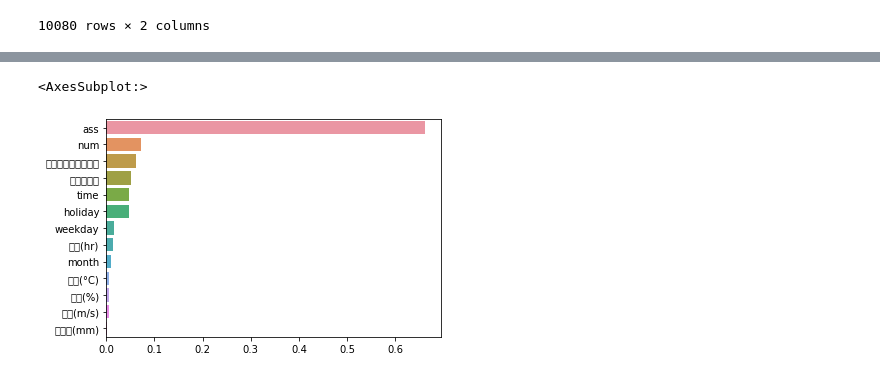
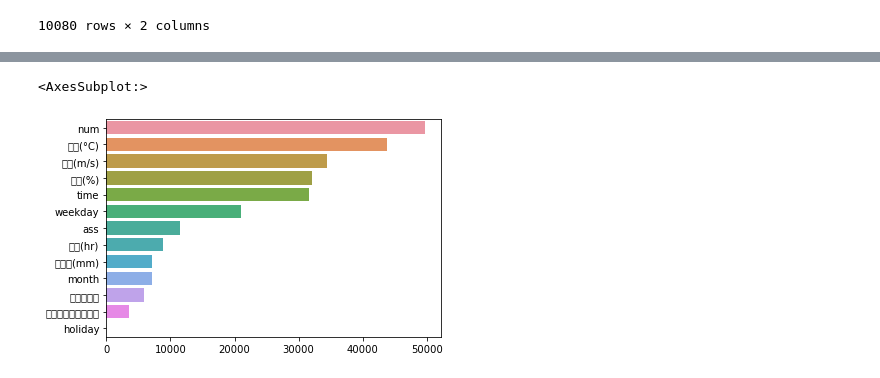
Before and after one commit to hhh6593/TIL, a Jupyter notebook: 전략수요예측_분석.ipynb, the cells around one changed output, grey strips where cells are left out. Drawn from its saved outputs; the diff is of its cells as text; code cells hidden in the pictures.

```diff
--- a/전략수요예측_분석.ipynb
+++ b/전략수요예측_분석.ipynb
@@ -178,6 +179,6 @@ test2 = pd.get_dummies(test2, columns=['ass'])
 # %%
-# from sklearn.preprocessing import MinMaxScaler
-# scaler = MinMaxScaler()
-# scaler.fit(train2)
-# train2_scaled = pd.DataFrame(scaler.transform(train2), columns=train2.columns)
-# test2_scaled = pd.DataFrame(scaler.transform(test2), columns=test2.columns)
+from sklearn.preprocessing import RobustScaler
+scaler = RobustScaler()
+scaler.fit(train2)
+train2_scaled = pd.DataFrame(scaler.transform(train2), columns=train2.columns)
+test2_scaled = pd.DataFrame(scaler.transform(test2), columns=test2.columns)
@@ -184,18 +201,17 @@ test2 = pd.get_dummies(test2, columns=['ass'])
 # %%
 from xgboost import XGBRegressor
-xgb = XGBRegressor(learning_rate=0.1, n_estimators=10000, colsample_bytree=0.5, subsample=0.7, max_depth=5, n_jobs=-1)
+xgb = XGBRegressor(learning_rate=0.1, n_estimators=10000, colsample_bytree=0.5, subsample=0.7, n_jobs=-1)
 # %%
-from sklearn.model_selection import KFold
 kf = KFold(n_splits=5, shuffle=True, random_state=42)
 i = 0
-result = 0
+result2 = 0
 best_score = 0
 for train_idx, test_idx in kf.split(train2, train['전력사용량(kWh)']):
     x_train, x_val = train2.iloc[train_idx], train2.iloc[test_idx]
     y_train, y_val = train['전력사용량(kWh)'][train_idx], train['전력사용량(kWh)'][test_idx]
     xgb.fit(x_train, y_train, eval_set=[(x_train, y_train), (x_val, y_val)], verbose=50, early_stopping_rounds=100)
-    best_score+=xgb.best_score/5
-    result += xgb.predict(test2)/5
+    best_socre = xgb.best_score/5
+    result2 += li.predict(test2)/5
     i += 1
     print(f'----------------------------------------n_fold:{i}----------------------------------------')
 # %% [output]
@@ -210,10 +227,10 @@ i = 0
 result2 = 0
 best_score = 0
 for train_idx, test_idx in kf.split(train2, train['전력사용량(kWh)']):
-    x_train, x_val = train2.iloc[train_idx], train2.iloc[test_idx]
+    x_train, x_val = train2_scaled.iloc[train_idx], train2_scaled.iloc[test_idx]
     y_train, y_val = train['전력사용량(kWh)'][train_idx], train['전력사용량(kWh)'][test_idx]
-    li.fit(x_train, y_train, eval_set=[(x_train, y_train), (x_val, y_val)], verbose=50, early_stopping_rounds=50)
-    result2 += li.predict(test2)/5
+    li.fit(x_train, y_train, eval_set=[(x_train, y_train), (x_val, y_val)], verbose=50, early_stopping_rounds=300)
+    result2 += li.predict(test2_scaled)/5
     i += 1
     print(f'----------------------------------------n_fold:{i}----------------------------------------')
 # %% [output]
@@ -290,6 +317,6 @@ sub.to_csv('lgbm_sub.csv', index=False)
 # %%
-importance=pd.Series(xgb.feature_importances_, index=train2.columns).sort_values(ascending=False)
+importance=pd.Series(li.feature_importances_, index=train2.columns).sort_values(ascending=False)
 sns.barplot(importance, importance.index)
 # %% [output]
 <AxesSubplot:>
-[figure, old version]
+[figure, new version]
```
Also changed, not shown: parts of 19 cells of this notebook.
